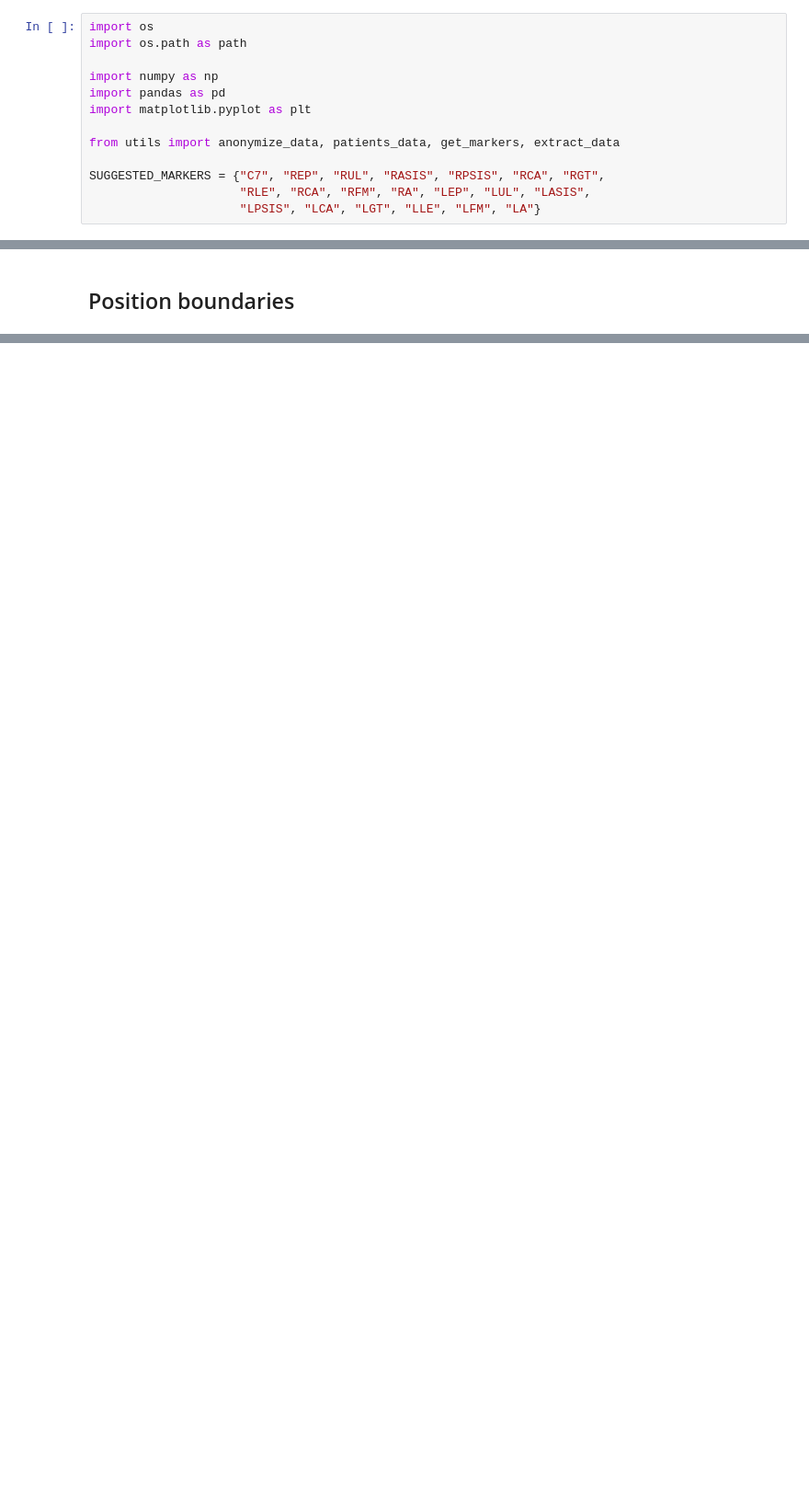
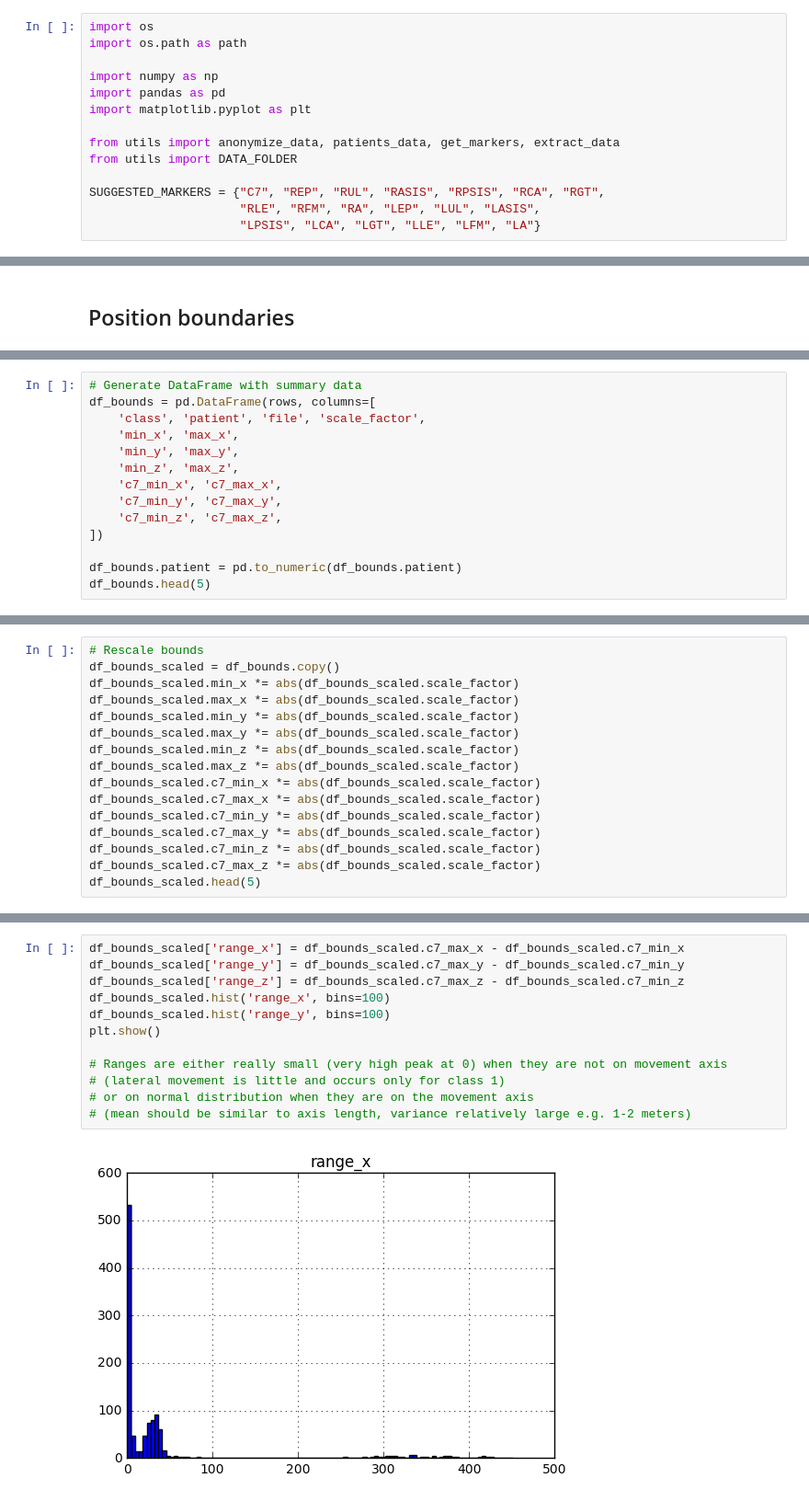
Before and after one commit to gitxchen/gaitAnalysis, a Jupyter notebook: dataAnalysis/analyze_data.ipynb, the cells around one changed output, grey strips where cells are left out. Shown at 92% size. Drawn from its saved outputs; the diff is of its cells as text; blank space fills up the shorter version.

Commit message:
Boundaries and header fields analysis. Copies detection and removal.

```diff
--- a/dataAnalysis/analyze_data.ipynb
+++ b/dataAnalysis/analyze_data.ipynb
@@ -7,9 +7,10 @@ import pandas as pd
 import matplotlib.pyplot as plt
 
 from utils import anonymize_data, patients_data, get_markers, extract_data
+from utils import DATA_FOLDER
 
 SUGGESTED_MARKERS = {"C7", "REP", "RUL", "RASIS", "RPSIS", "RCA", "RGT",
-                     "RLE", "RCA", "RFM", "RA", "LEP", "LUL", "LASIS",
+                     "RLE", "RFM", "RA", "LEP", "LUL", "LASIS",
                      "LPSIS", "LCA", "LGT", "LLE", "LFM", "LA"}
 # %% [markdown]
 ## Make data anonymous
@@ -235,0 +309,14 @@ z: (-33777.16, 46231.46)
+# %%
+# Generate DataFrame with summary data
+df_bounds = pd.DataFrame(rows, columns=[
+    'class', 'patient', 'file', 'scale_factor',
+    'min_x', 'max_x',
+    'min_y', 'max_y',
+    'min_z', 'max_z',
+    'c7_min_x', 'c7_max_x',
+    'c7_min_y', 'c7_max_y',
+    'c7_min_z', 'c7_max_z',
+])
+
+df_bounds.patient = pd.to_numeric(df_bounds.patient)
+df_bounds.head(5)
@@ -235,0 +348,16 @@ z: (-33777.16, 46231.46)
+# %%
+# Rescale bounds
+df_bounds_scaled = df_bounds.copy()
+df_bounds_scaled.min_x *= abs(df_bounds_scaled.scale_factor)
+df_bounds_scaled.max_x *= abs(df_bounds_scaled.scale_factor)
+df_bounds_scaled.min_y *= abs(df_bounds_scaled.scale_factor)
+df_bounds_scaled.max_y *= abs(df_bounds_scaled.scale_factor)
+df_bounds_scaled.min_z *= abs(df_bounds_scaled.scale_factor)
+df_bounds_scaled.max_z *= abs(df_bounds_scaled.scale_factor)
+df_bounds_scaled.c7_min_x *= abs(df_bounds_scaled.scale_factor)
+df_bounds_scaled.c7_max_x *= abs(df_bounds_scaled.scale_factor)
+df_bounds_scaled.c7_min_y *= abs(df_bounds_scaled.scale_factor)
+df_bounds_scaled.c7_max_y *= abs(df_bounds_scaled.scale_factor)
+df_bounds_scaled.c7_min_z *= abs(df_bounds_scaled.scale_factor)
+df_bounds_scaled.c7_max_z *= abs(df_bounds_scaled.scale_factor)
+df_bounds_scaled.head(5)
@@ -235,0 +391,14 @@ z: (-33777.16, 46231.46)
+# %%
+df_bounds_scaled['range_x'] = df_bounds_scaled.c7_max_x - df_bounds_scaled.c7_min_x
+df_bounds_scaled['range_y'] = df_bounds_scaled.c7_max_y - df_bounds_scaled.c7_min_y
+df_bounds_scaled['range_z'] = df_bounds_scaled.c7_max_z - df_bounds_scaled.c7_min_z
+df_bounds_scaled.hist('range_x', bins=100)
+df_bounds_scaled.hist('range_y', bins=100)
+plt.show()
+
+# Ranges are either really small (very high peak at 0) when they are not on movement axis
+# (lateral movement is little and occurs only for class 1)
+# or on normal distribution when they are on the movement axis
+# (mean should be similar to axis length, variance relatively large e.g. 1-2 meters)
+# %% [output]
+[figure, added]
```
Also changed, not shown: parts of 16 cells of this notebook, 1 other file.
